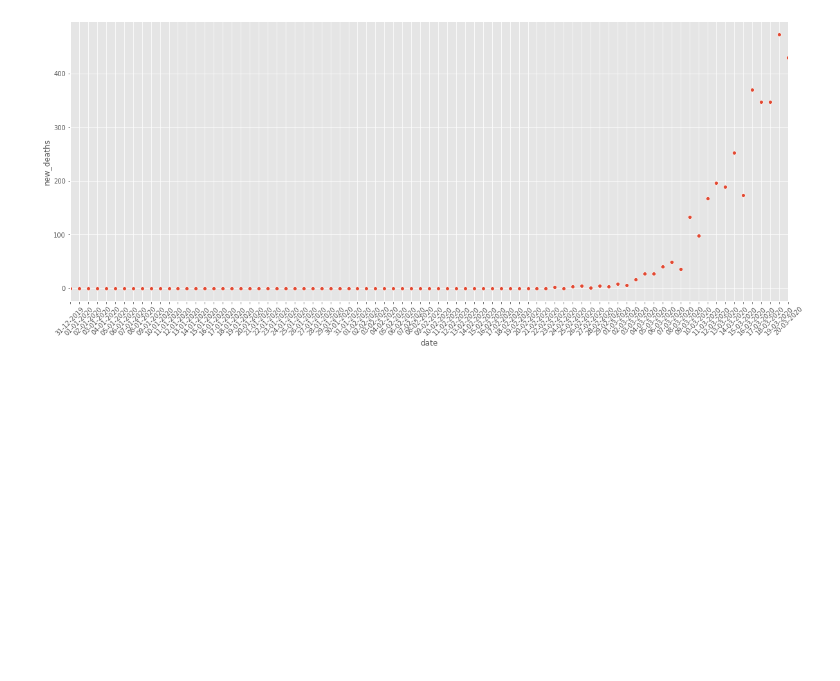
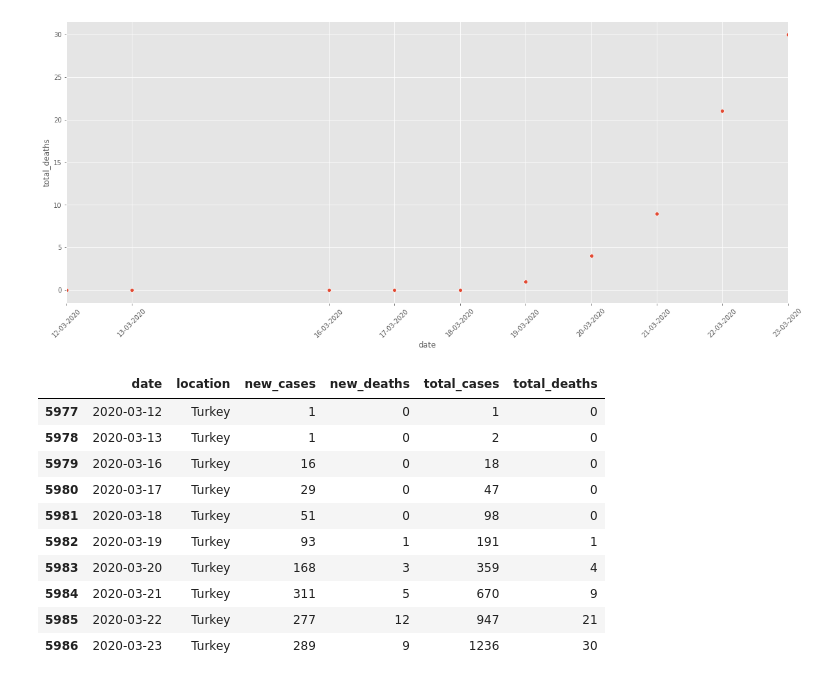
Before and after one commit to kerembaskaya/covid-19, a Jupyter notebook: ob-who.ipynb, the cells around one changed output. Drawn from its saved outputs; the diff is of its cells as text; code cells hidden in the pictures; blank space fills up the shorter version.

```diff
--- a/ob-who.ipynb
+++ b/ob-who.ipynb
@@ -60,10 +60,22 @@ def plot_countrywise_daily(data, country="Turkey", case_type="total_cases"):
     plt.show()
     return country
 # %%
-country="Italy"
-column = "new_deaths"
+country="Turkey"
+column = "total_deaths"
 country_df = plot_countrywise_daily(df, country=country, case_type=column)
+country_df
 # filtered_country_df = country_df[country_df[column] != 0]
 # plot_countrywise_daily(filtered_country_df, country=country, case_type=column)
 # %% [output]
-[figure, old version]
+[figure, new version]
+|  | date | location | new_cases | new_deaths | total_cases | total_deaths |
+| 5977 | 2020-03-12 | Turkey | 1 | 0 | 1 | 0 |
+| 5978 | 2020-03-13 | Turkey | 1 | 0 | 2 | 0 |
+| 5979 | 2020-03-16 | Turkey | 16 | 0 | 18 | 0 |
+| 5980 | 2020-03-17 | Turkey | 29 | 0 | 47 | 0 |
+| 5981 | 2020-03-18 | Turkey | 51 | 0 | 98 | 0 |
+| 5982 | 2020-03-19 | Turkey | 93 | 1 | 191 | 1 |
+| 5983 | 2020-03-20 | Turkey | 168 | 3 | 359 | 4 |
+| 5984 | 2020-03-21 | Turkey | 311 | 5 | 670 | 9 |
+| 5985 | 2020-03-22 | Turkey | 277 | 12 | 947 | 21 |
+| 5986 | 2020-03-23 | Turkey | 289 | 9 | 1236 | 30 |
```
Also changed, not shown: parts of 2 cells of this notebook, 1 other file.
